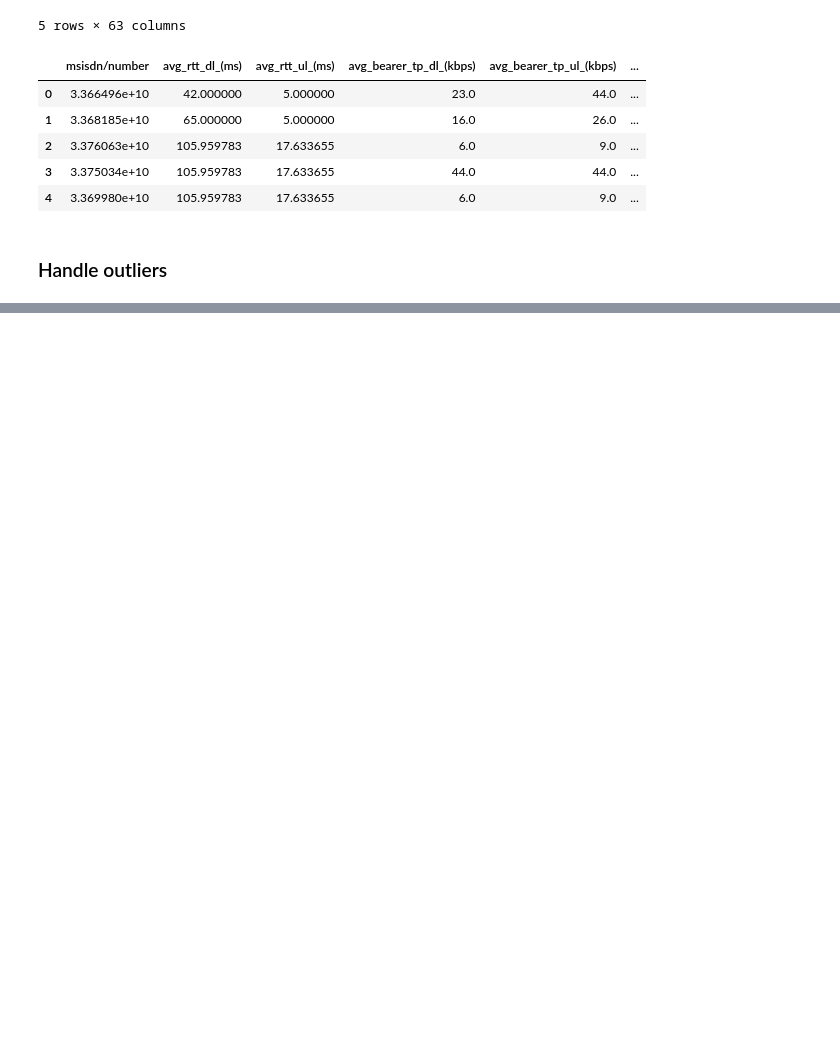
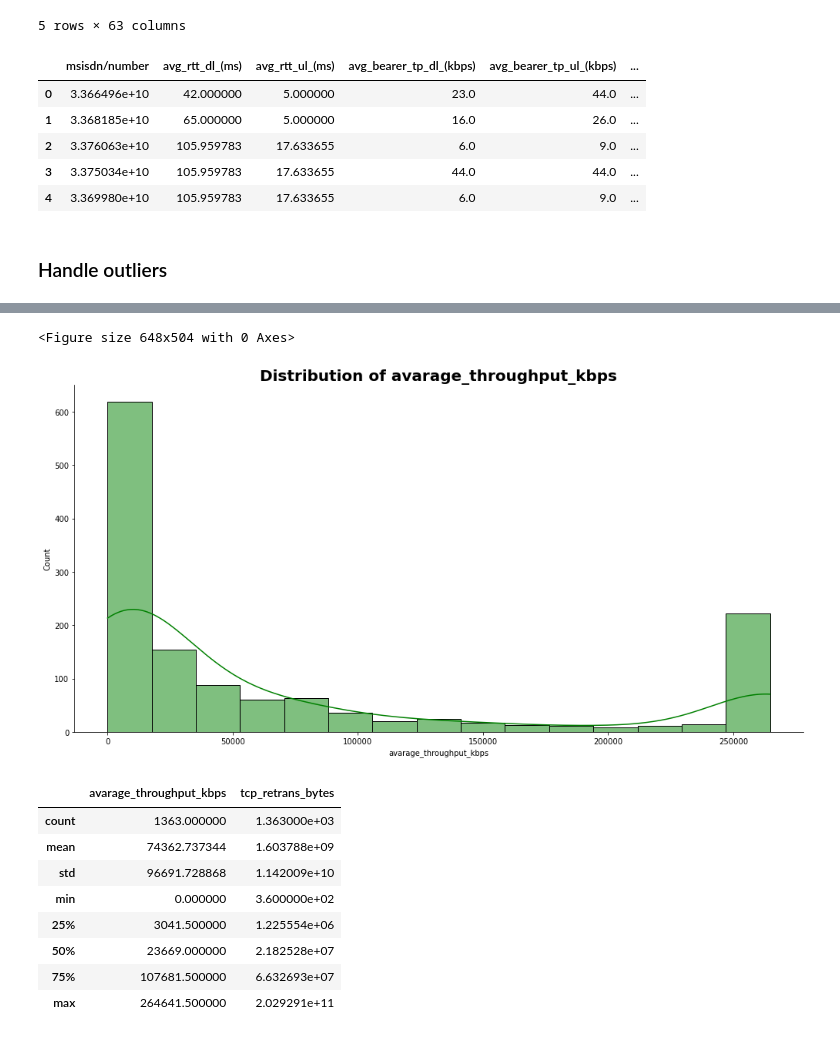
Before and after one commit to michaelgetachew-abebe/Telecom-User-Analytics, a Jupyter notebook: notebooks/user_experience_analytics.ipynb, the cells around one changed output, grey strips where cells are left out. Cells and saved outputs as stored; diff of their text form; code cells hidden in the pictures; blank space fills up the shorter version.

```diff
--- a/notebooks/user_experience_analytics.ipynb
+++ b/notebooks/user_experience_analytics.ipynb
@@ -65,0 +317,15 @@ TypeError: handle_outliers_with_mode() takes from 2 to 3 positional arguments bu
+# %%
+plotter.plot_hist(cleaned_aggregate_throughput_per_handset, 'avarage_throughput_kbps', 'green')
+cleaned_aggregate_throughput_per_handset.describe()
+# %% [output]
+<Figure size 648x504 with 0 Axes>
+[figure, added]
+|  | avarage_throughput_kbps | tcp_retrans_bytes |
+| count | 1363.000000 | 1.363000e+03 |
+| mean | 74362.737344 | 1.603788e+09 |
+| std | 96691.728868 | 1.142009e+10 |
+| min | 0.000000 | 3.600000e+02 |
+| 25% | 3041.500000 | 1.225554e+06 |
+| 50% | 23669.000000 | 2.182528e+07 |
+| 75% | 107681.500000 | 6.632693e+07 |
+| max | 264641.500000 | 2.029291e+11 |
```
Also changed, not shown: parts of 40 cells of this notebook.
